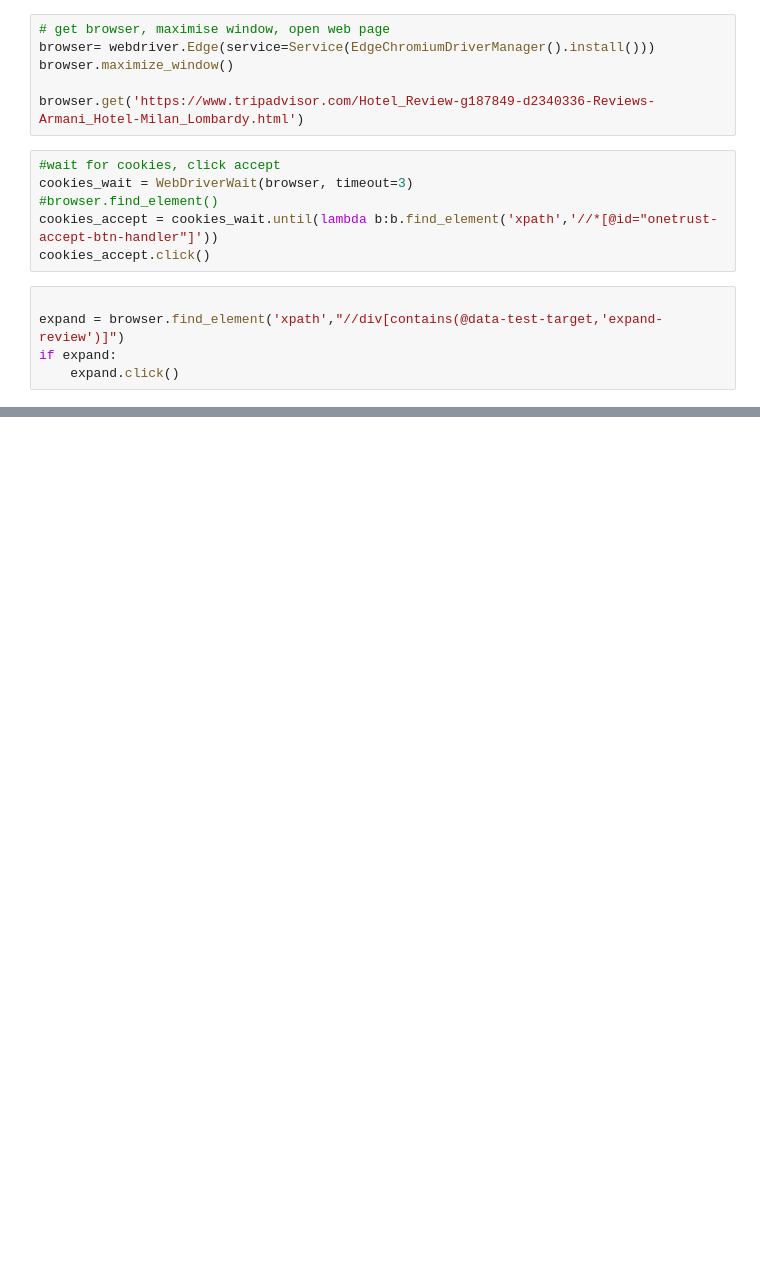
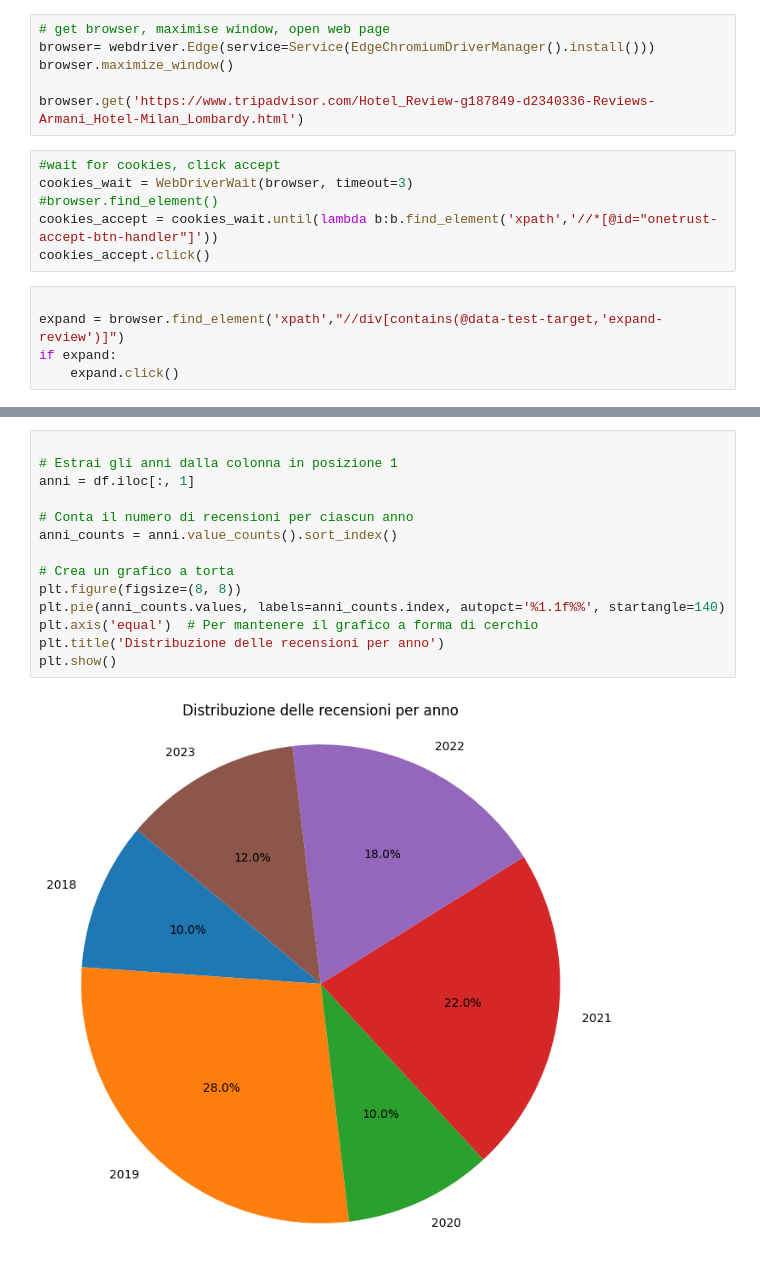
Before and after one commit to biri87/PrimaRepository, a Jupyter notebook: lavoro con link tripadvisor.ipynb, the cells around one changed output, grey strips where cells are left out. Cells and saved outputs as stored; diff of their text form; blank space fills up the shorter version.

```diff
--- a/lavoro con link tripadvisor.ipynb
+++ b/lavoro con link tripadvisor.ipynb
@@ -70,0 +116,16 @@ Stacktrace:
+# %%
+
+# Estrai gli anni dalla colonna in posizione 1
+anni = df.iloc[:, 1]
+
+# Conta il numero di recensioni per ciascun anno
+anni_counts = anni.value_counts().sort_index()
+
+# Crea un grafico a torta
+plt.figure(figsize=(8, 8))
+plt.pie(anni_counts.values, labels=anni_counts.index, autopct='%1.1f%%', startangle=140)
+plt.axis('equal')  # Per mantenere il grafico a forma di cerchio
+plt.title('Distribuzione delle recensioni per anno')
+plt.show()
+# %% [output]
+[figure, added]
```
Also changed, not shown: parts of 10 cells of this notebook.
